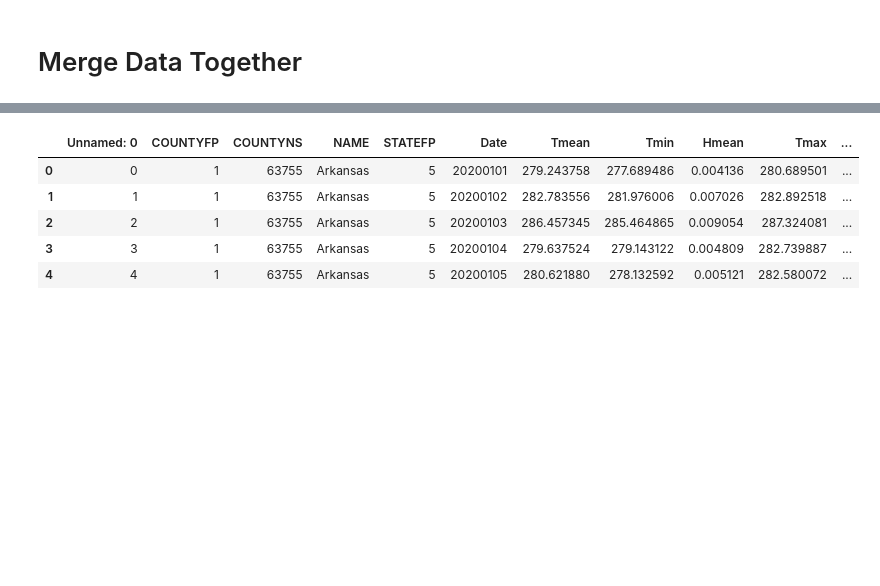
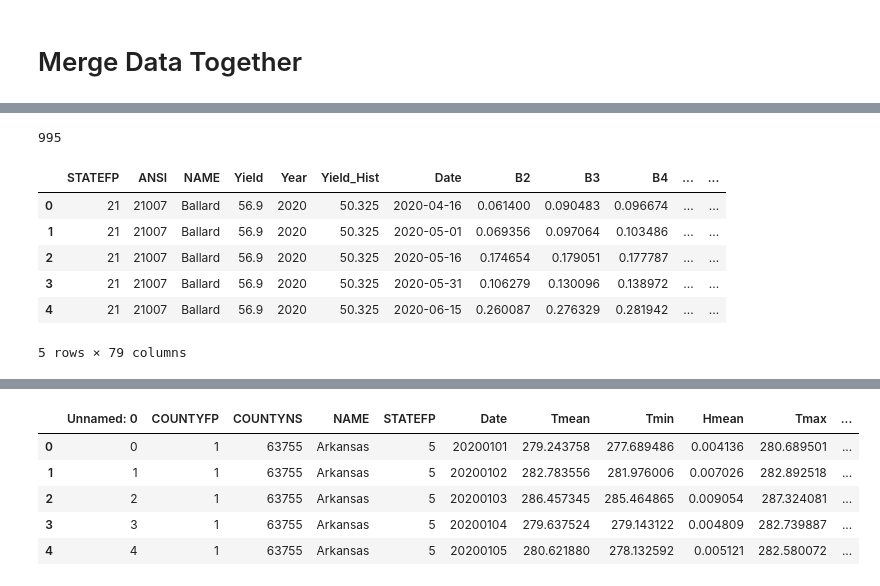
Before and after one commit to suffenjoy/Corn_Soy_Yield_Prediction_S2, a Jupyter notebook: Corn_Soy_Yield_DataCleaning.ipynb, the cells around one changed output, grey strips where cells are left out. Drawn from its saved outputs; the diff is of its cells as text; code cells hidden in the pictures; blank space fills up the shorter version.

```diff
--- a/Corn_Soy_Yield_DataCleaning.ipynb
+++ b/Corn_Soy_Yield_DataCleaning.ipynb
@@ -462,0 +566,14 @@ df_pivot_nona.head()
+# %%
+df_merge.isnull().sum().sum()
+# %% [output]
+995
+# %%
+df_merge.head()
+# %% [output]
+|  | STATEFP | ANSI | NAME | Yield | Year | Yield_Hist | Date | B2 | B3 | B4 | ... | ... |
+| 0 | 21 | 21007 | Ballard | 56.9 | 2020 | 50.325 | 2020-04-16 | 0.061400 | 0.090483 | 0.096674 | ... | ... |
+| 1 | 21 | 21007 | Ballard | 56.9 | 2020 | 50.325 | 2020-05-01 | 0.069356 | 0.097064 | 0.103486 | ... | ... |
+| 2 | 21 | 21007 | Ballard | 56.9 | 2020 | 50.325 | 2020-05-16 | 0.174654 | 0.179051 | 0.177787 | ... | ... |
+| 3 | 21 | 21007 | Ballard | 56.9 | 2020 | 50.325 | 2020-05-31 | 0.106279 | 0.130096 | 0.138972 | ... | ... |
+| 4 | 21 | 21007 | Ballard | 56.9 | 2020 | 50.325 | 2020-06-15 | 0.260087 | 0.276329 | 0.281942 | ... | ... |
+5 rows × 79 columns
```
Also changed, not shown: parts of 13 cells of this notebook.
